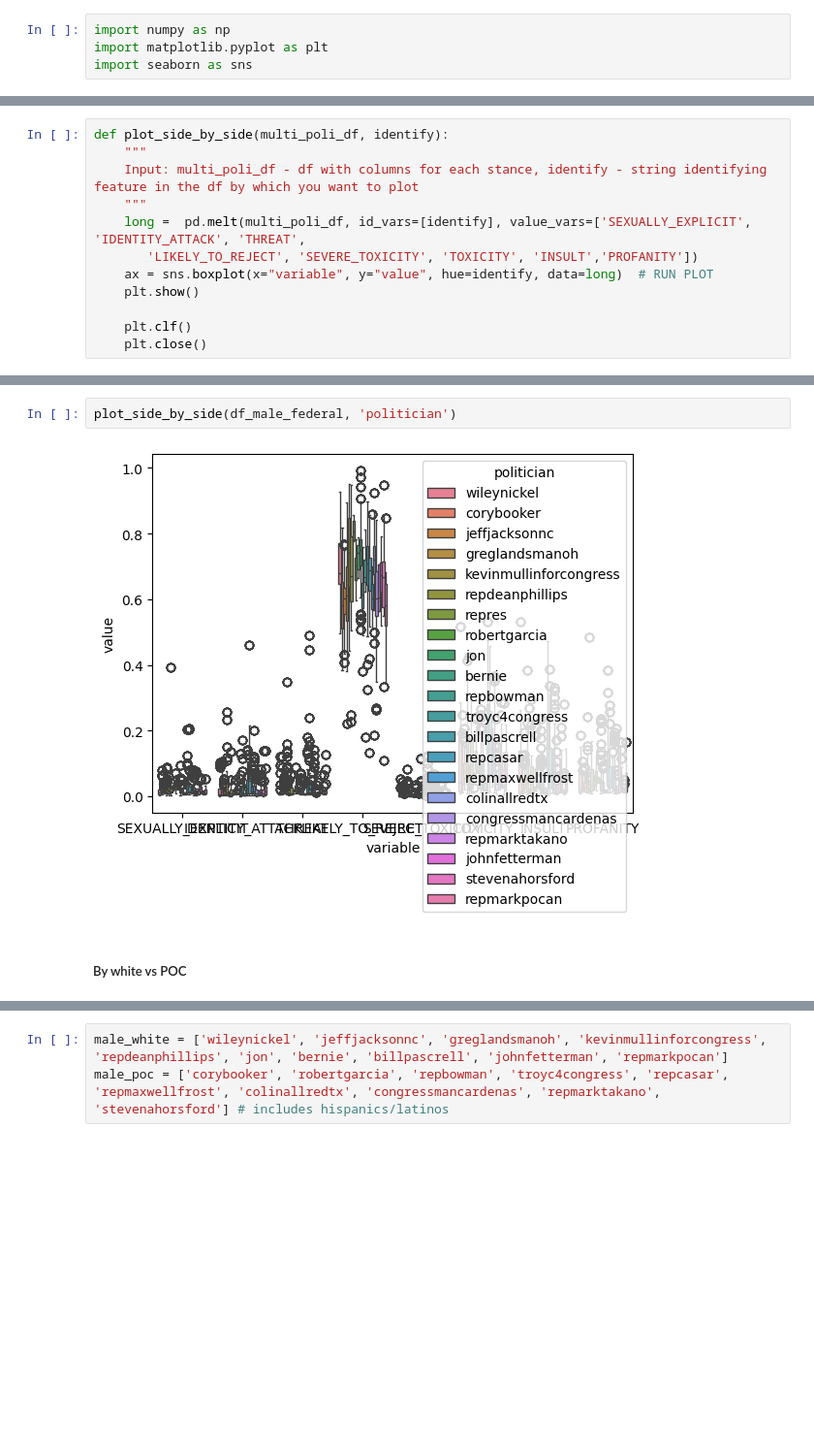
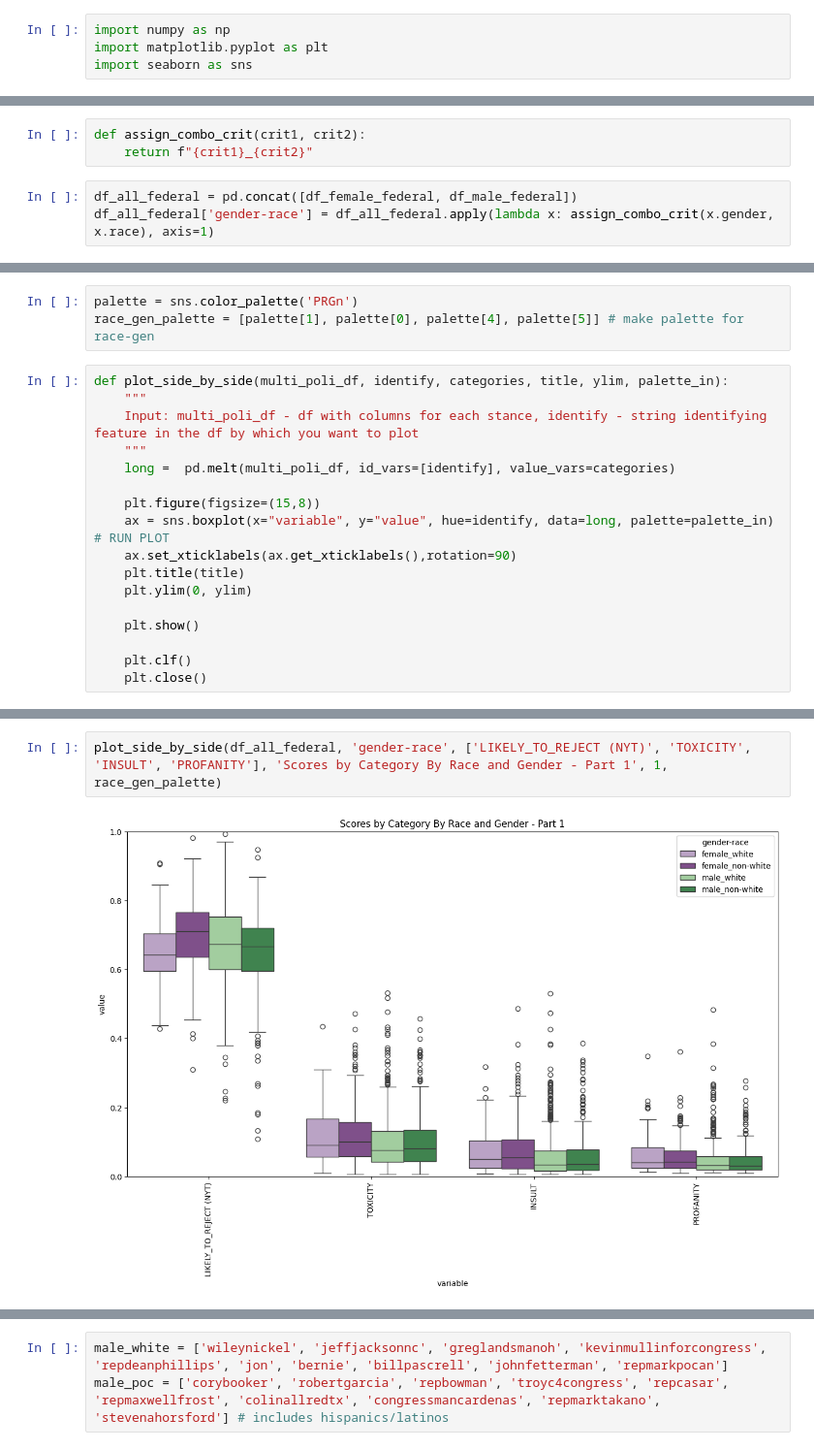
Before and after one commit to tsrogers9/CS315-proj3-group2, a Jupyter notebook: 2-analysis/stance_detection_analysis.ipynb, the cells around one changed output, grey strips where cells are left out. Shown at 97% size. Drawn from its saved outputs; the diff is of its cells as text; blank space fills up the shorter version.

```diff
--- a/2-analysis/stance_detection_analysis.ipynb
+++ b/2-analysis/stance_detection_analysis.ipynb
@@ -163,0 +163,6 @@ plot_stance_by_gender(male_federal_avgs, fem_federal_avgs)
+# %%
+def assign_combo_crit(crit1, crit2):
+    return f"{crit1}_{crit2}"
+# %%
+df_all_federal = pd.concat([df_female_federal, df_male_federal])
+df_all_federal['gender-race'] = df_all_federal.apply(lambda x: assign_combo_crit(x.gender, x.race), axis=1)
@@ -164,11 +171,19 @@ plot_stance_by_gender(male_federal_avgs, fem_federal_avgs)
+# %%
+palette = sns.color_palette('PRGn')
+race_gen_palette = [palette[1], palette[0], palette[4], palette[5]] # make palette for race-gen
 # %%
-def plot_side_by_side(multi_poli_df, identify):
+def plot_side_by_side(multi_poli_df, identify, categories, title, ylim, palette_in):
     """
     Input: multi_poli_df - df with columns for each stance, identify - string identifying feature in the df by which you want to plot
     """
-    long =  pd.melt(multi_poli_df, id_vars=[identify], value_vars=['SEXUALLY_EXPLICIT', 'IDENTITY_ATTACK', 'THREAT',
-       'LIKELY_TO_REJECT', 'SEVERE_TOXICITY', 'TOXICITY', 'INSULT','PROFANITY'])
-    ax = sns.boxplot(x="variable", y="value", hue=identify, data=long)  # RUN PLOT
+    long =  pd.melt(multi_poli_df, id_vars=[identify], value_vars=categories)
+
+    plt.figure(figsize=(15,8))
+    ax = sns.boxplot(x="variable", y="value", hue=identify, data=long, palette=palette_in)  # RUN PLOT
+    ax.set_xticklabels(ax.get_xticklabels(),rotation=90)
+    plt.title(title)
+    plt.ylim(0, ylim)
+
     plt.show()
 
     plt.clf()
@@ -180,6 +191,4 @@ plot_side_by_side(df_female_federal, 'politician')
-# %%
-plot_side_by_side(df_male_federal, 'politician')
-# %% [output]
-[figure, removed]
-# %% [markdown]
-##### By white vs POC
+# %%
+plot_side_by_side(df_all_federal, 'gender-race', ['LIKELY_TO_REJECT (NYT)', 'TOXICITY', 'INSULT', 'PROFANITY'], 'Scores by Category By Race and Gender - Part 1', 1, race_gen_palette)
+# %% [output]
+[figure, added]
```
Also changed, not shown: parts of 32 cells of this notebook, 2 other files.
